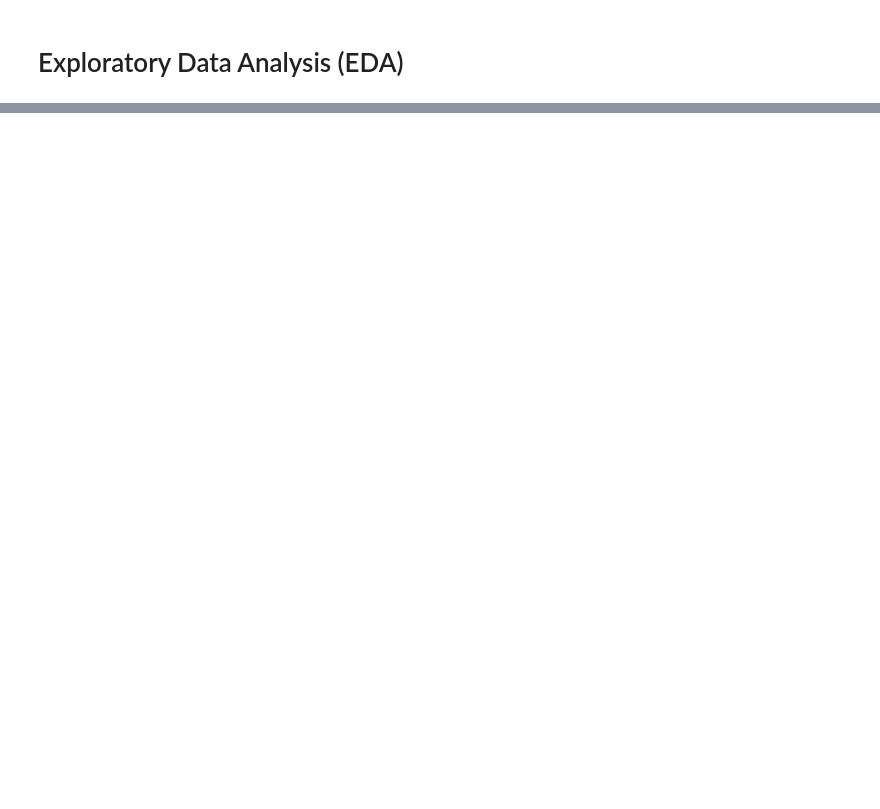
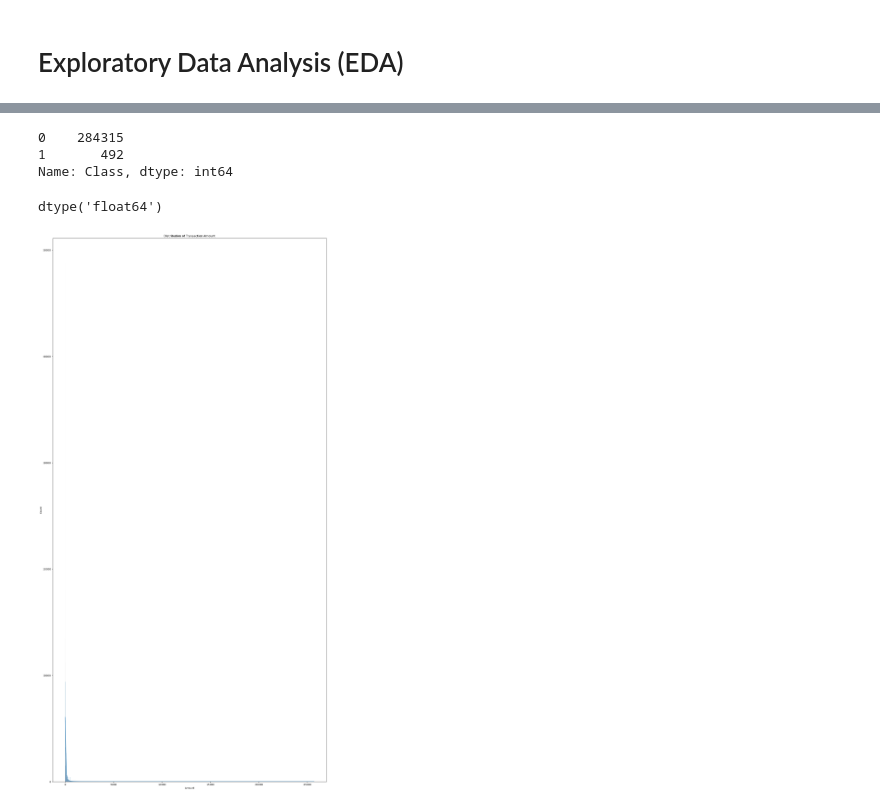
Before and after one commit to Kamuzinzi/credit_card_fraud_detection, a Jupyter notebook: notebooks/01-data_exploration.ipynb, the cells around one changed output, grey strips where cells are left out. Saved outputs shown, nothing was run; the diff lists cells and outputs as text; code cells hidden in the pictures; blank space fills up the shorter version.

```diff
--- a/notebooks/01-data_exploration.ipynb
+++ b/notebooks/01-data_exploration.ipynb
@@ -10,0 +8,3 @@ Error:
+# %%
+# Read the CSV file into a Pandas DataFrame
+data = pd.read_csv("../data/row/creditcard.csv")
@@ -10,0 +84,18 @@ Error:
+# %%
+data['Class'].value_counts()
+# %% [output]
+0    284315
+1       492
+Name: Class, dtype: int64
+# %%
+data['Time'].dtype
+# %% [output]
+dtype('float64')
+# %%
+# Analyze the distribution of features
+plt.figure( figsize=(20, 40))
+sns.histplot(data['Amount'], kde=True)
+plt.title('Distribution of Transaction Amount')
+plt.show()
+# %% [output]
+[figure, added]
```
Also changed, not shown: parts of 9 cells of this notebook, 2 other files.
